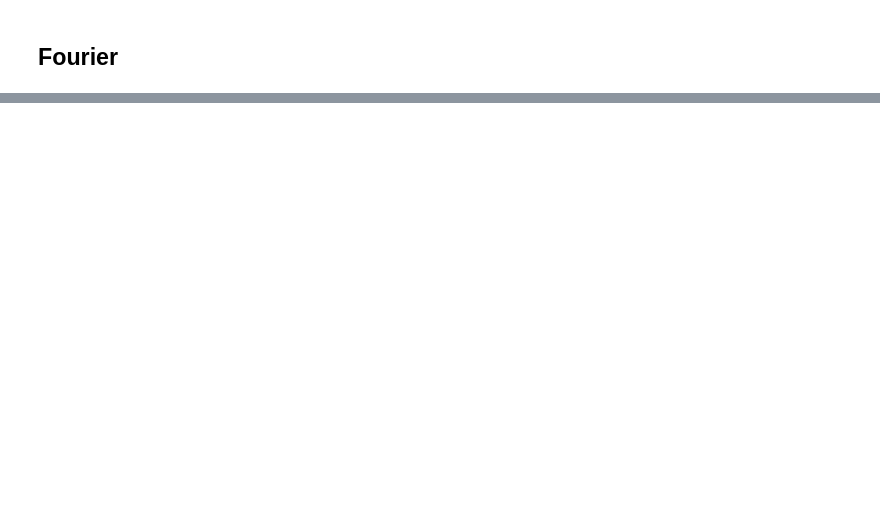
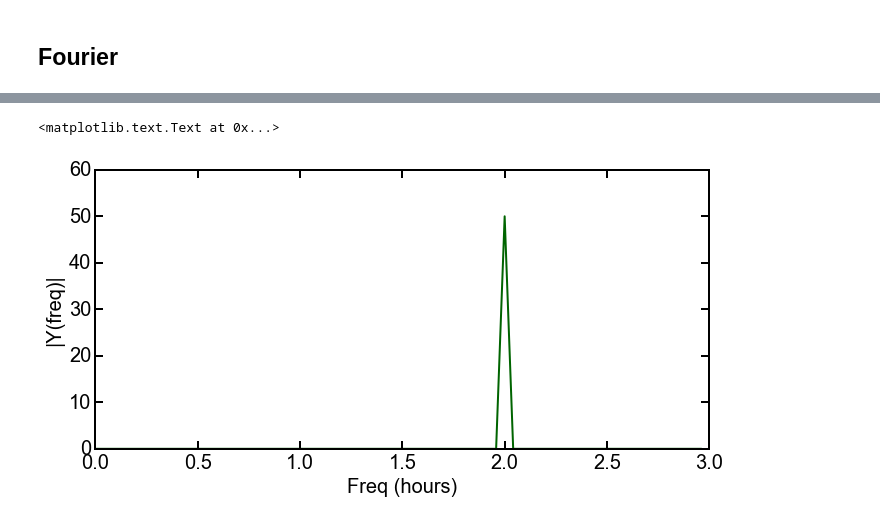
Before and after one commit to OrielBanne/myIPythonNotebooks, a Jupyter notebook: pub/Fourier.ipynb, the cells around one changed output, grey strips where cells are left out. Cells and saved outputs as stored; diff of their text form; code cells hidden in the pictures; blank space fills up the shorter version.

```diff
--- a/pub/Fourier.ipynb
+++ b/pub/Fourier.ipynb
@@ -36,0 +36,12 @@ NameError: name 'y' is not defined
+# %%
+fig = figure(figsize=(11,5))
+
+plt.plot(frq, abs(Y0),color = 'darkgreen') # plotting the spectrum
+
+
+plt.xlabel('Freq (hours)')
+plt.ylabel('|Y(freq)|')
+#plt.ylim(ymax = 0.1)
+# %% [output]
+<matplotlib.text.Text at 0x...>
+[figure, added]
```
Also changed, not shown: parts of 2 cells of this notebook.
